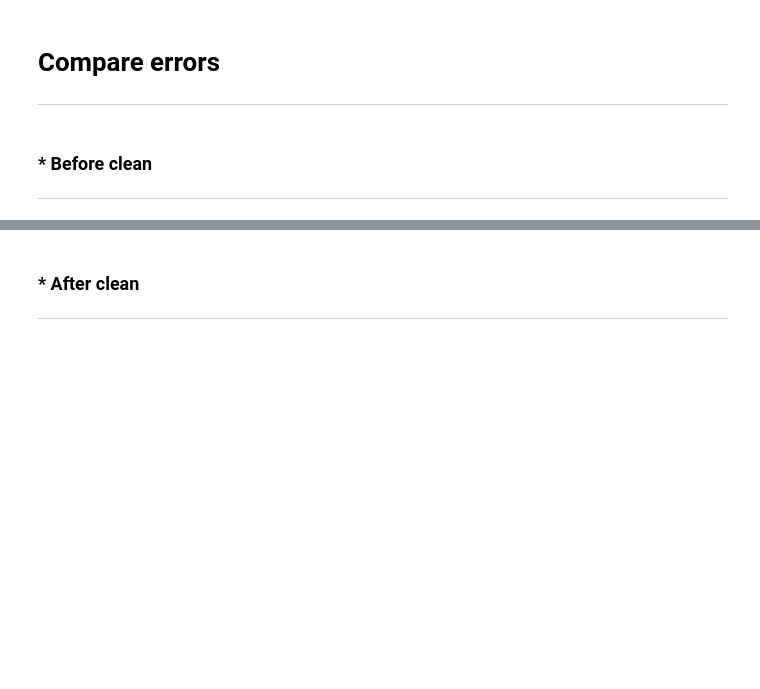
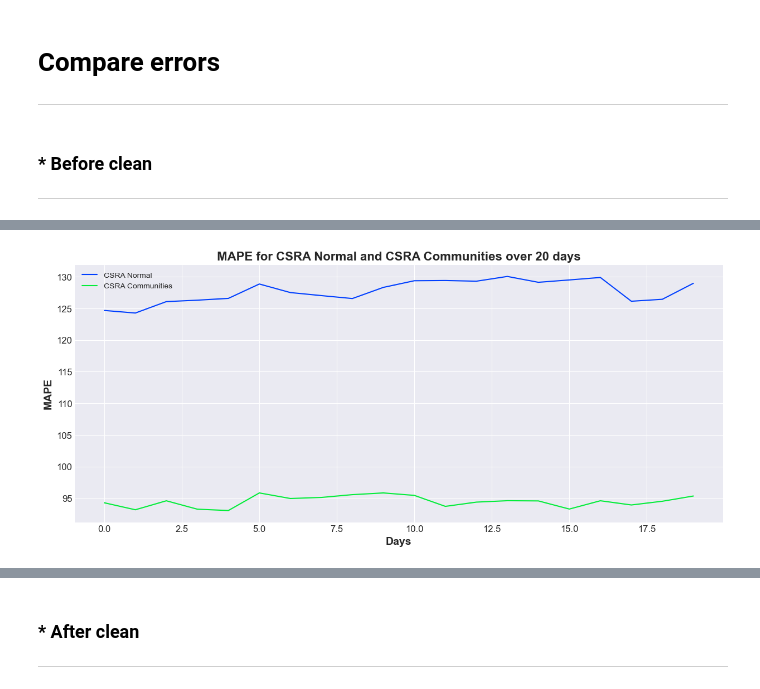
Before and after one commit to KLCALAW/ATCF, a Jupyter notebook: data_cleaning_experiment.ipynb, the cells around one changed output, grey strips where cells are left out. Cells and saved outputs as stored; diff of their text form; code cells hidden in the pictures; blank space fills up the shorter version.

Commit message:
Data cleaning experiments 2

```diff
--- a/data_cleaning_experiment.ipynb
+++ b/data_cleaning_experiment.ipynb
@@ -103,18 +103,18 @@ metadata_cleaned
 # prices_data_cleaned
 # %%
 
-# #Community detection
-# #-----------------------------------------
-# correlation_matrix,T,N,company_names = create_correlation_matrix('data/eur_data_standardized_returns.csv')
-# C_g = calculate_C_g(correlation_matrix, T, N)
-# result_communities, company_communities, modularities = recursive_spectral_method(C_g, correlation_matrix, company_names, min_size=2, modularity_threshold=0.00001)
+#Community detection
+#-----------------------------------------
+correlation_matrix,T,N,company_names = create_correlation_matrix('data/eur_data_standardized_returns.csv')
+C_g = calculate_C_g(correlation_matrix, T, N)
+result_communities, company_communities, modularities = recursive_spectral_method(C_g, correlation_matrix, company_names, min_size=2, modularity_threshold=0.00001)
 # %%
-# #Get matching dates in price data and index data
-# #-----------------------------------------
-# price_dates = prices_data.index.tolist()
+#Get matching dates in price data and index data
+#-----------------------------------------
+price_dates = prices_data.index.tolist()
 
-# #Extract date portion of the datetime object in the price data
-# index_dates = index_data['Date'].tolist()
+#Extract date portion of the datetime object in the price data
+index_dates = index_data['Date'].tolist()
 
-# matching_dates = [date for date in price_dates if date in index_dates]
+matching_dates = [date for date in price_dates if date in index_dates]
 # %%
@@ -123,9 +127,9 @@ metadata_cleaned
 # %%
-# tickers = prices_data.columns.to_list() #All tickers
+tickers = prices_data.columns.to_list() #All tickers
 
-# #One date
-# #-----------
-# dates = matching_dates[0:3] #First date
+#One date
+#-----------
+dates = matching_dates[0:20] #First date
 
-# proxy_time_series_df = calculate_proxy_time_series(tickers, metadata, company_communities, prices_data, index_data, dates)
+proxy_time_series_df = calculate_proxy_time_series(tickers, metadata, company_communities, prices_data, index_data, dates)
 # %%
@@ -133,3 +151,9 @@ metadata_cleaned
 # %%
-# error_type='MAPE'
-# error_intersection_normal_list, error_intersection_communities_list, error_csra_normal_list, error_csra_communities_list = calculate_error_curves(proxy_time_series_df, dates,error_type=error_type)
+error_type='MAPE'
+error_intersection_normal_list, error_intersection_communities_list, error_csra_normal_list, error_csra_communities_list = calculate_error_curves(proxy_time_series_df, dates,error_type=error_type)
+# %%
+#Plot error curves for normal and community
+error_type='MAPE'
+plot_error_curves(error_csra_normal_list, error_csra_communities_list, dates, method ="CSRA", error_type=error_type)
+# %% [output]
+[figure, added]
```
Also changed, not shown: parts of 10 cells of this notebook, 2 other files.
